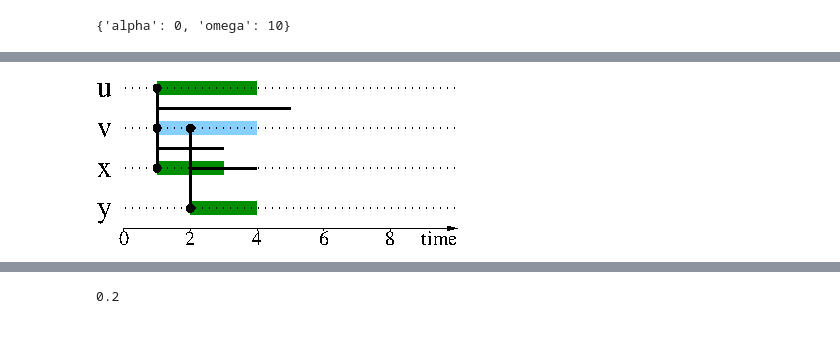
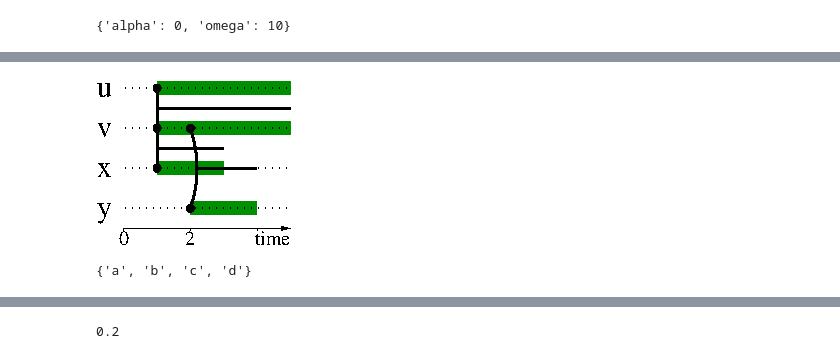
Before and after one commit to TiphaineV/pattern-mining, a Jupyter notebook: BiPatterns.ipynb, the cells around one changed output, grey strips where cells are left out. Drawn from its saved outputs; the diff is of its cells as text; code cells hidden in the pictures.

```diff
--- a/BiPatterns.ipynb
+++ b/BiPatterns.ipynb
@@ -35,27 +36,34 @@ print(interior)
 # %%
 # Draw
-s_draw = StreamFig.StreamFig(alpha=0, omega=10, streaming=False)
+s_draw = StreamFig.StreamFig(alpha=0, omega=5, streaming=False)
 _ = [s_draw.addNode(x) for x in s.nodes()]
 for l in s.E:
-    s_draw.addLink(l["u"], l["v"], l["b"], l["e"])
+    if set([l["u"], l["v"]]) == set(["v", "y"]):
+        s_draw.addLink(l["u"], l["v"], l["b"], l["e"], curving=0.2)
+    else:
+        s_draw.addLink(l["u"], l["v"], l["b"], l["e"])
+
 
 # draw star
 for nc in interior[0]:
     s_draw.addNodeCluster(nc[0], [(nc[1], nc[2])], color=11)
-# for sat
+# draw sat
 for nc in interior[1]:
     s_draw.addNodeCluster(nc[0], [(nc[1], nc[2])], color=12)
 
-
+s_draw.addTimeLine(ticks=2)
 s_draw.save("test.fig")
-s_draw.addTimeLine(ticks=2)
 # For display
 del s_draw
 from subprocess import call
 call("fig2dev -Lpng test.fig > test.png", shell=True)
 Image("test.png")
 # %% [output]
-[figure, old version]
+[figure, new version]
+# %%
+s.I
+# %% [output]
+{'a', 'b', 'c', 'd'}
 # %%
 s.bipatterns(X1, X2)
 # %% [output]
```
Also changed, not shown: parts of 3 cells of this notebook, 2 other files.
